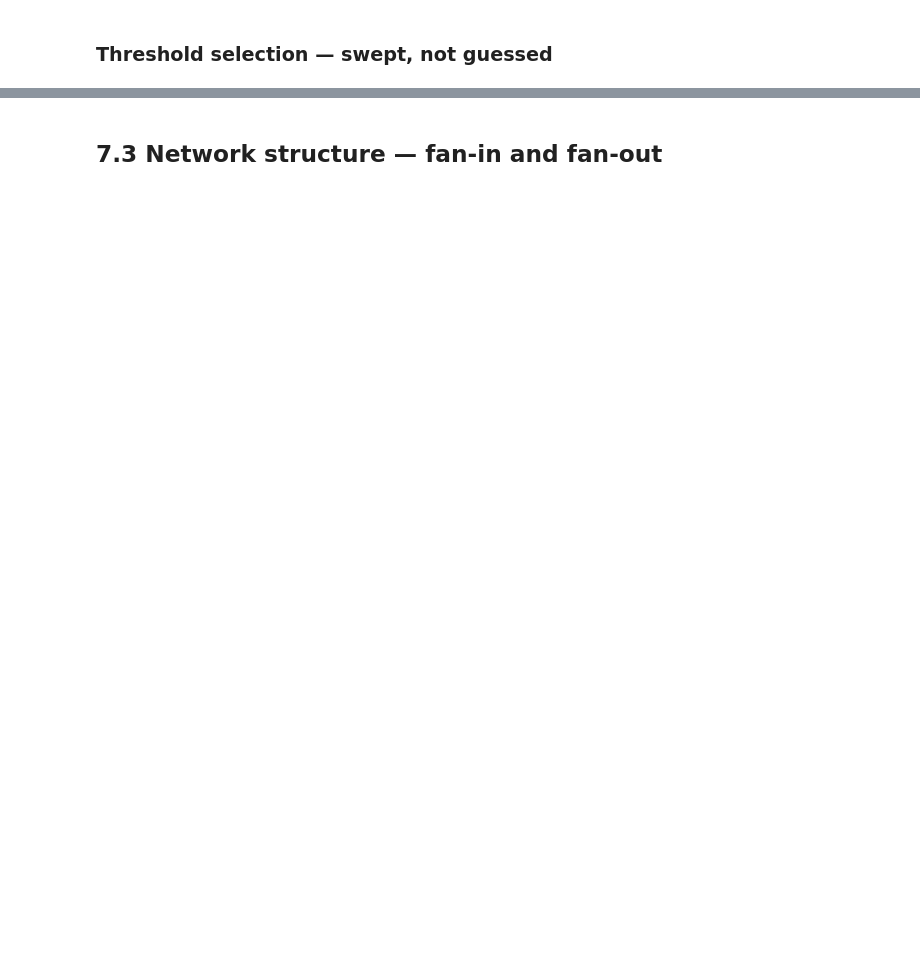
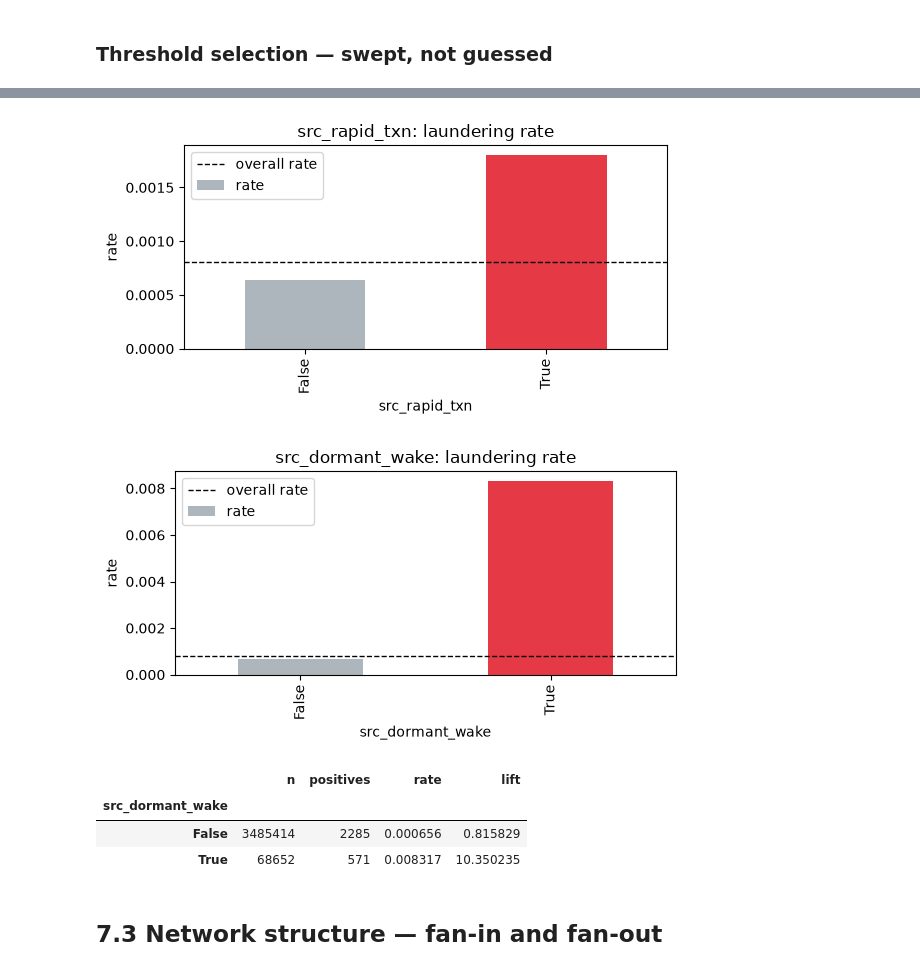
Before and after one commit to Rutu-RD/aml-transaction-detection, a Jupyter notebook: notebooks/01_eda_final.ipynb, the cells around one changed output, grey strips where cells are left out. Drawn from its saved outputs; the diff is of its cells as text; code cells hidden in the pictures; blank space fills up the shorter version.

```diff
--- a/notebooks/01_eda_final.ipynb
+++ b/notebooks/01_eda_final.ipynb
@@ -97,5 +653,16 @@ base = train.is_laundering.mean()print("rapid:")for t in [10, 30, 60, 90, 300, 6
 # %%
-train["src_rapid_txn"]    = train.src_secs_since_last <= 60train["src_dormant_wake"] = train.src_secs_since_last > 200_000explore_boolean(train, "src_rapid_txn")explore_boolean(train, "src_dormant_wake")
+train["src_rapid_txn"]    = train.src_secs_since_last <= 60
+train["src_dormant_wake"] = train.src_secs_since_last > 200_000
+
+explore_boolean(train, "src_rapid_txn")
+explore_boolean(train, "src_dormant_wake")
+# %% [output]
+[figure, added]
+[figure, added]
+|  | n | positives | rate | lift |
+| src_dormant_wake |  |  |  |  |
+| False | 3485414 | 2285 | 0.000656 | 0.815829 |
+| True | 68652 | 571 | 0.008317 | 10.350235 |
 # %% [markdown]
 ## 7.3 Network structure — fan-in and fan-out
 # %%
```
Also changed, not shown: parts of 59 cells of this notebook, 27 other files.
